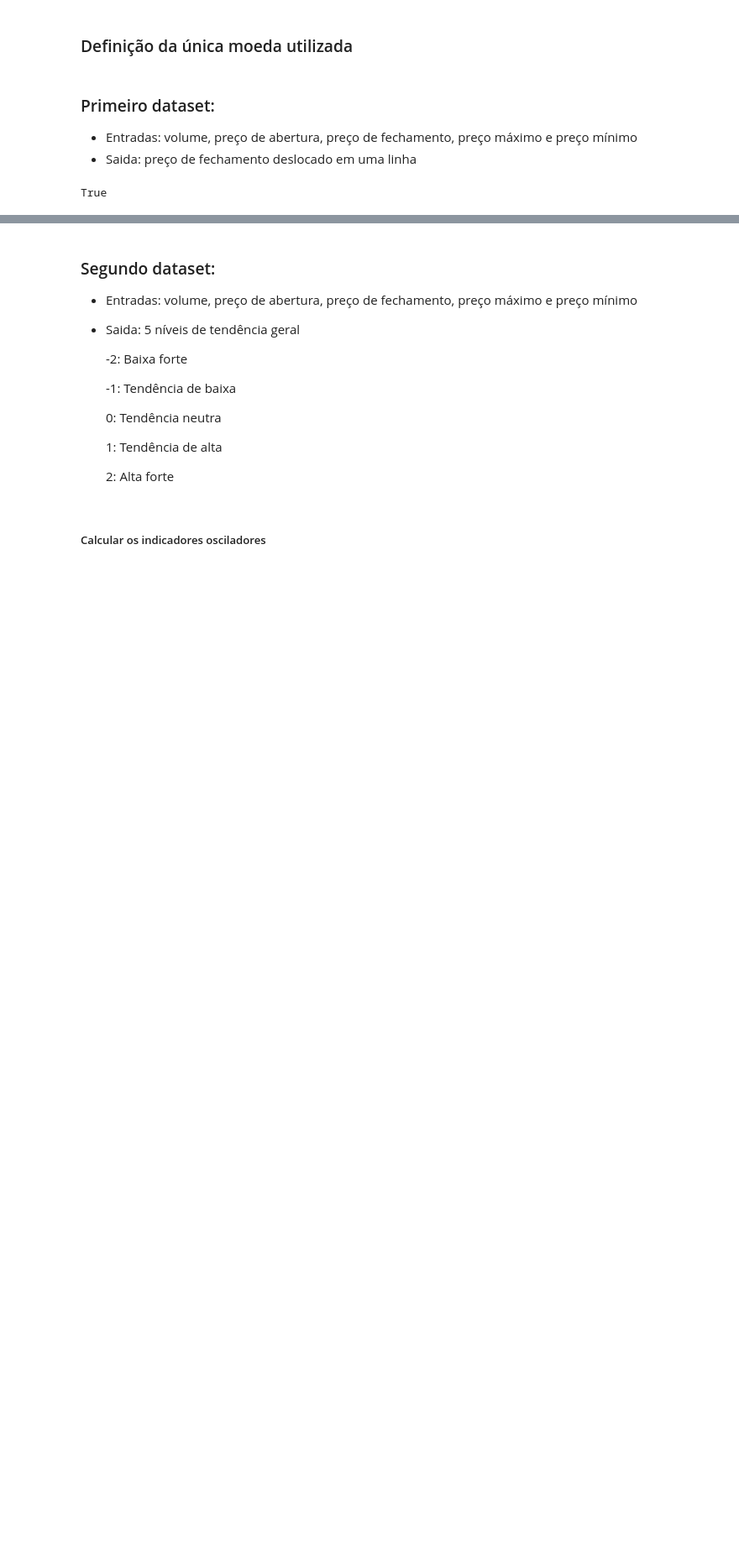
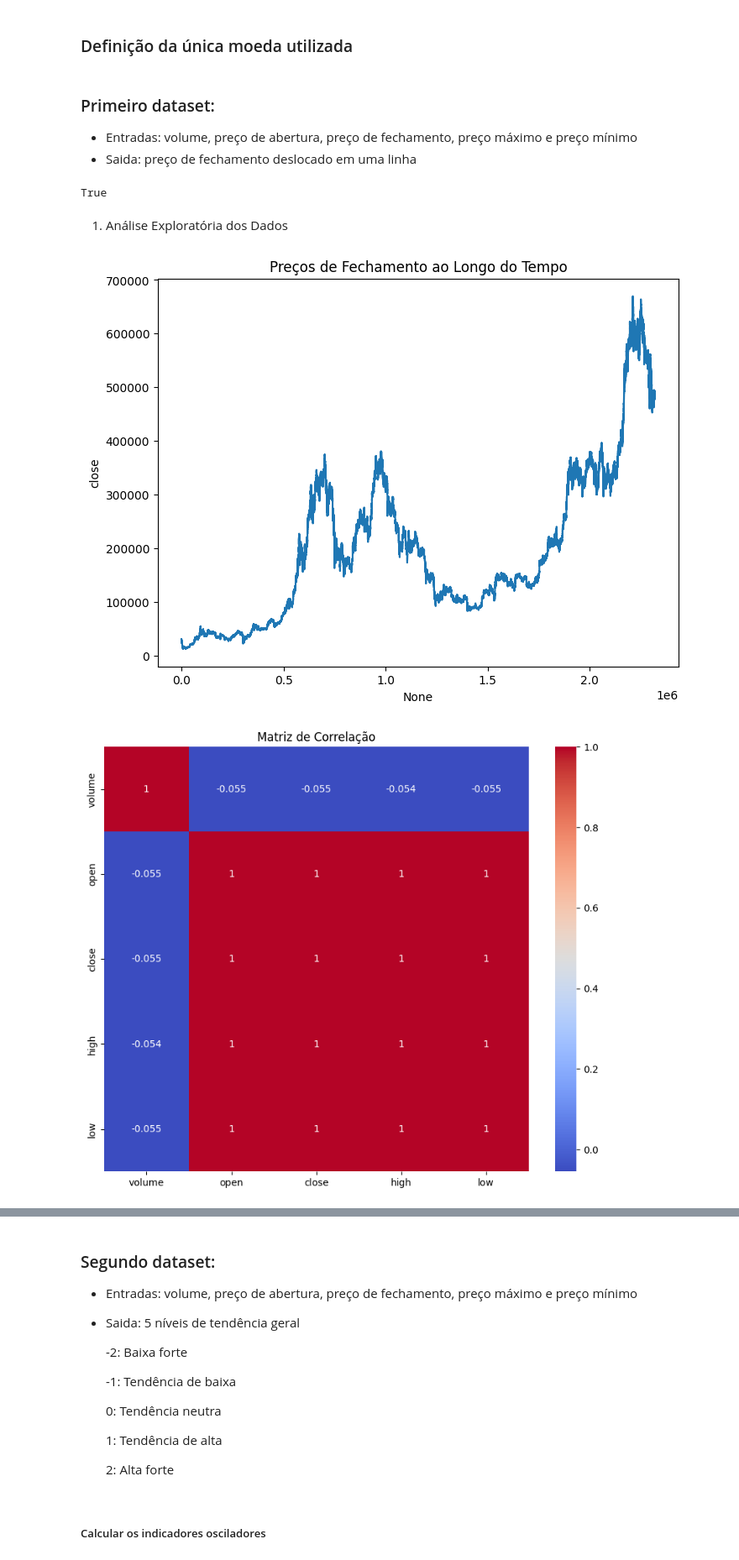
Before and after one commit to joaosnet/crypto, a Jupyter notebook: modelagem.ipynb, the cells around one changed output, grey strips where cells are left out. Shown: that part at 84% size. Saved outputs shown, nothing was run; the diff lists cells and outputs as text; code cells hidden in the pictures; blank space fills up the shorter version.

```diff
--- a/modelagem.ipynb
+++ b/modelagem.ipynb
@@ -33,3 +49,30 @@ save_to_csv_duckdb(
 )
 # %% [output]
 True
+# %% [markdown]
+1. Análise Exploratória dos Dados
+# %%
+# Recarregar o dataset
+df = load_csv_in_dataframe(
+    BASE_DIR
+    + '/datasets'
+    + '/saida_como_preco_do_ativo_'
+    + f'{coinpair.bitpreco_websocket}_{coinpair.exchange.value}'
+    + '.csv',
+)
+
+# Visualizar a distribuição dos preços
+plt.figure(figsize=(8, 6))
+sns.lineplot(x=df.index, y=df['close'])
+plt.title('Preços de Fechamento ao Longo do Tempo')
+plt.show()
+
+# Matriz de correlação entre as variáveis
+corr_matrix = df[['volume', 'open', 'close', 'high', 'low']].corr()
+plt.figure(figsize=(10, 8))
+sns.heatmap(corr_matrix, annot=True, cmap='coolwarm', square=True)
+plt.title('Matriz de Correlação')
+plt.show()
+# %% [output]
+[figure, added]
+[figure, added]
```
Also changed, not shown: parts of 31 cells of this notebook, 3 other files.
